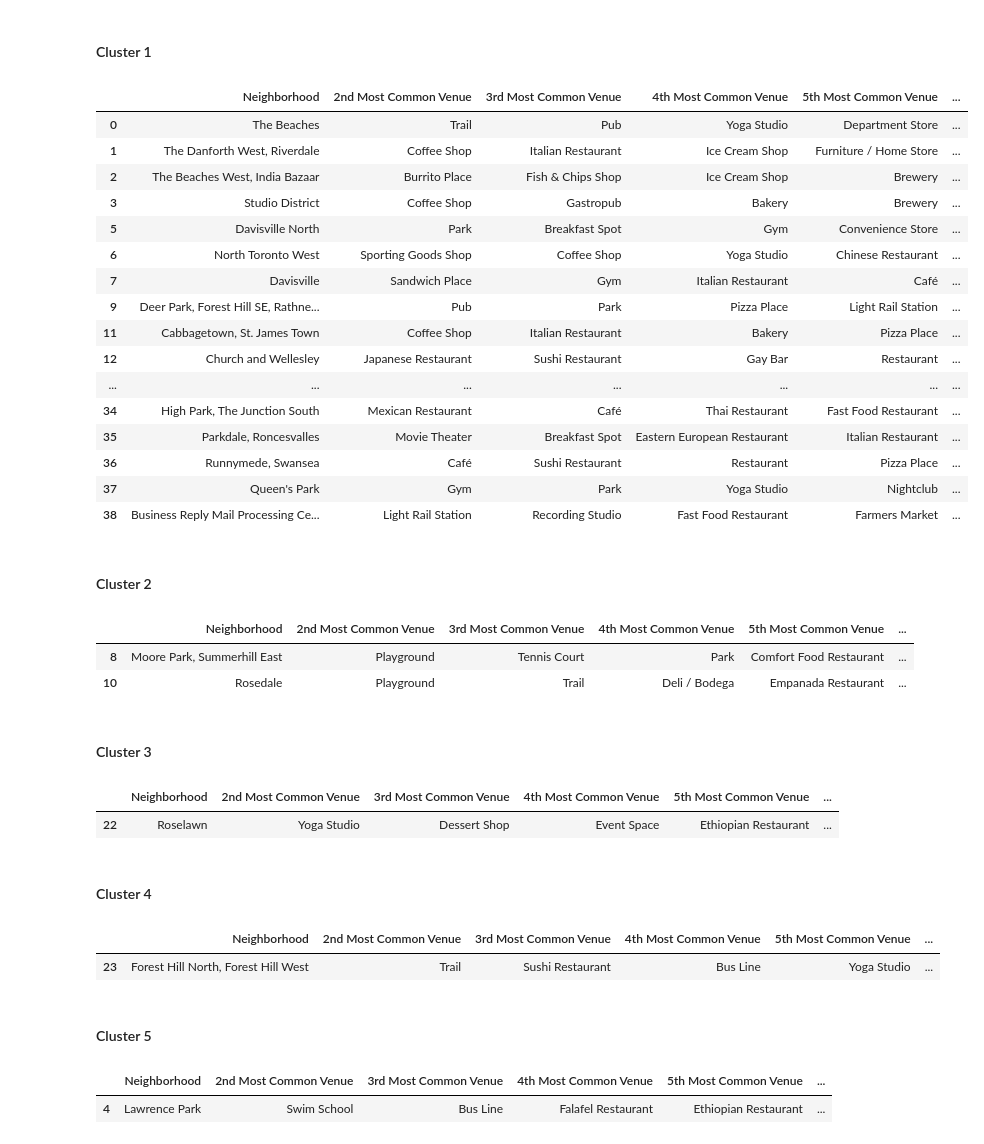
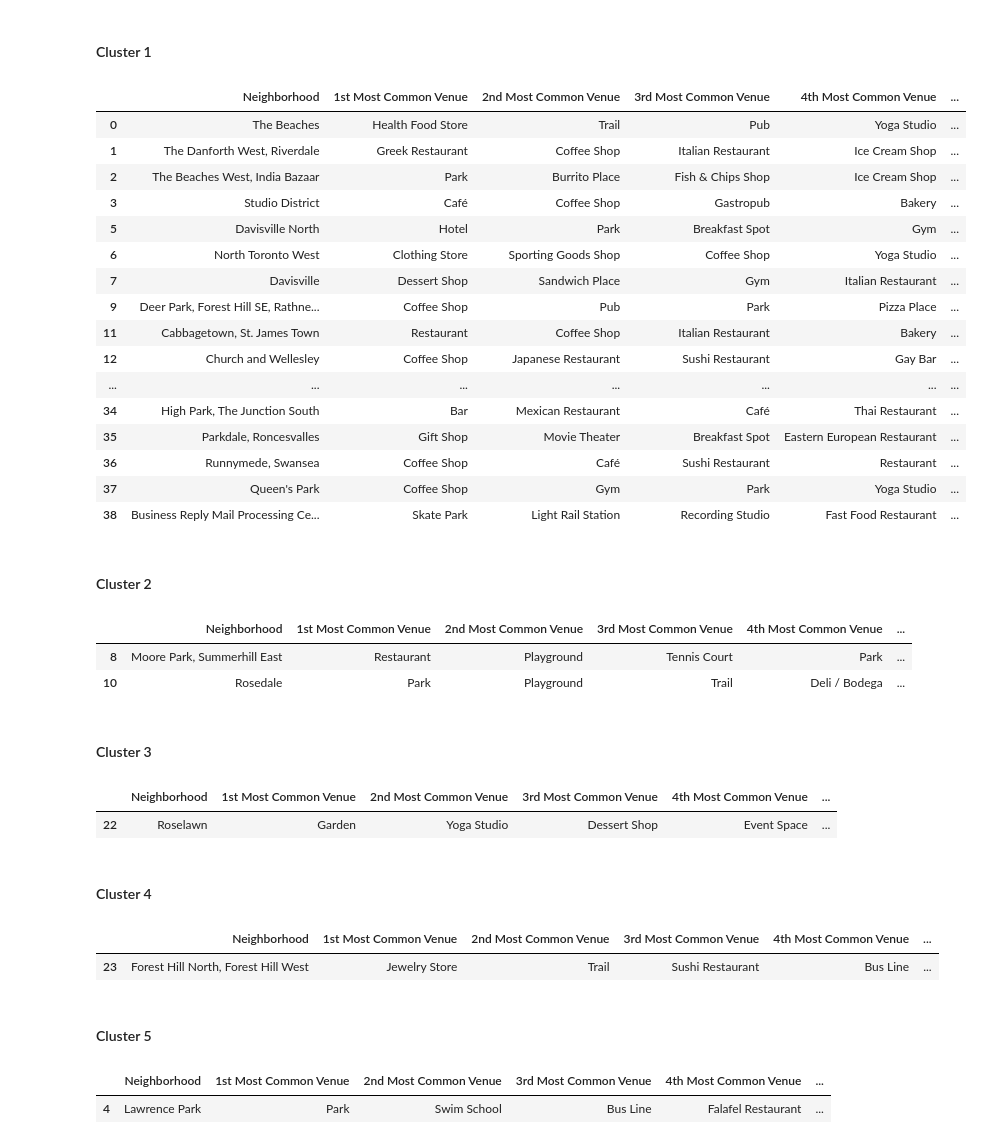
Before and after one commit to rasudhan/Coursera_Capstone, a Jupyter notebook: Applied Data Science Capstone.ipynb, the cells around one changed output. Cells and saved outputs as stored; diff of their text form; code cells hidden in the pictures.

Commit message:
Segmenting and Clustering Neighborhoods in Toronto

```diff
--- a/Applied Data Science Capstone.ipynb
+++ b/Applied Data Science Capstone.ipynb
@@ -132,6 +150,7 @@ from geopy.geocoders import Nominatim
 # %%
 # initialize your variable to None
 location = None
+geolocator = Nominatim(user_agent="explorer")
 
 for postal_code in postalcodes:
     print("Postal Code: ",postal_code)
@@ -696,51 +733,51 @@ map_clusters
 # %% [markdown]
 #### Cluster 1
 # %%
-toronto_merged.loc[toronto_merged['Cluster Labels'] == 0, toronto_merged.columns[[2] + list(range(7, toronto_merged.shape[1]))]]
+toronto_merged.loc[toronto_merged['Cluster Labels'] == 0, toronto_merged.columns[[2] + list(range(6, toronto_merged.shape[1]))]]
 # %% [output]
-|  | Neighborhood | 2nd Most Common Venue | 3rd Most Common Venue | 4th Most Common Venue | 5th Most Common Venue | ... |
-| 0 | The Beaches | Trail | Pub | Yoga Studio | Department Store | ... |
-| 1 | The Danforth West, Riverdale | Coffee Shop | Italian Restaurant | Ice Cream Shop | Furniture / Home Store | ... |
-| 2 | The Beaches West, India Bazaar | Burrito Place | Fish & Chips Shop | Ice Cream Shop | Brewery | ... |
-| 3 | Studio District | Coffee Shop | Gastropub | Bakery | Brewery | ... |
-| 5 | Davisville North | Park | Breakfast Spot | Gym | Convenience Store | ... |
-| 6 | North Toronto West | Sporting Goods Shop | Coffee Shop | Yoga Studio | Chinese Restaurant | ... |
-| 7 | Davisville | Sandwich Place | Gym | Italian Restaurant | Café | ... |
-| 9 | Deer Park, Forest Hill SE, Rathne... | Pub | Park | Pizza Place | Light Rail Station | ... |
-| 11 | Cabbagetown, St. James Town | Coffee Shop | Italian Restaurant | Bakery | Pizza Place | ... |
-| 12 | Church and Wellesley | Japanese Restaurant | Sushi Restaurant | Gay Bar | Restaurant | ... |
+|  | Neighborhood | 1st Most Common Venue | 2nd Most Common Venue | 3rd Most Common Venue | 4th Most Common Venue | ... |
+| 0 | The Beaches | Health Food Store | Trail | Pub | Yoga Studio | ... |
+| 1 | The Danforth West, Riverdale | Greek Restaurant | Coffee Shop | Italian Restaurant | Ice Cream Shop | ... |
+| 2 | The Beaches West, India Bazaar | Park | Burrito Place | Fish & Chips Shop | Ice Cream Shop | ... |
+| 3 | Studio District | Café | Coffee Shop | Gastropub | Bakery | ... |
+| 5 | Davisville North | Hotel | Park | Breakfast Spot | Gym | ... |
+| 6 | North Toronto West | Clothing Store | Sporting Goods Shop | Coffee Shop | Yoga Studio | ... |
+| 7 | Davisville | Dessert Shop | Sandwich Place | Gym | Italian Restaurant | ... |
+| 9 | Deer Park, Forest Hill SE, Rathne... | Coffee Shop | Pub | Park | Pizza Place | ... |
+| 11 | Cabbagetown, St. James Town | Restaurant | Coffee Shop | Italian Restaurant | Bakery | ... |
+| 12 | Church and Wellesley | Coffee Shop | Japanese Restaurant | Sushi Restaurant | Gay Bar | ... |
 | ... | ... | ... | ... | ... | ... | ... |
-| 34 | High Park, The Junction South | Mexican Restaurant | Café | Thai Restaurant | Fast Food Restaurant | ... |
-| 35 | Parkdale, Roncesvalles | Movie Theater | Breakfast Spot | Eastern European Restaurant | Italian Restaurant | ... |
-| 36 | Runnymede, Swansea | Café | Sushi Restaurant | Restaurant | Pizza Place | ... |
-| 37 | Queen's Park | Gym | Park | Yoga Studio | Nightclub | ... |
-| 38 | Business Reply Mail Processing Ce... | Light Rail Station | Recording Studio | Fast Food Restaurant | Farmers Market | ... |
+| 34 | High Park, The Junction South | Bar | Mexican Restaurant | Café | Thai Restaurant | ... |
+| 35 | Parkdale, Roncesvalles | Gift Shop | Movie Theater | Breakfast Spot | Eastern European Restaurant | ... |
+| 36 | Runnymede, Swansea | Coffee Shop | Café | Sushi Restaurant | Restaurant | ... |
+| 37 | Queen's Park | Coffee Shop | Gym | Park | Yoga Studio | ... |
+| 38 | Business Reply Mail Processing Ce... | Skate Park | Light Rail Station | Recording Studio | Fast Food Restaurant | ... |
 # %% [markdown]
 #### Cluster 2
 # %%
-toronto_merged.loc[toronto_merged['Cluster Labels'] == 1, toronto_merged.columns[[2] + list(range(7, toronto_merged.shape[1]))]]
+toronto_merged.loc[toronto_merged['Cluster Labels'] == 1, toronto_merged.columns[[2] + list(range(6, toronto_merged.shape[1]))]]
 # %% [output]
-|  | Neighborhood | 2nd Most Common Venue | 3rd Most Common Venue | 4th Most Common Venue | 5th Most Common Venue | ... |
-| 8 | Moore Park, Summerhill East | Playground | Tennis Court | Park | Comfort Food Restaurant | ... |
-| 10 | Rosedale | Playground | Trail | Deli / Bodega | Empanada Restaurant | ... |
+|  | Neighborhood | 1st Most Common Venue | 2nd Most Common Venue | 3rd Most Common Venue | 4th Most Common Venue | ... |
+| 8 | Moore Park, Summerhill East | Restaurant | Playground | Tennis Court | Park | ... |
+| 10 | Rosedale | Park | Playground | Trail | Deli / Bodega | ... |
 # %% [markdown]
 #### Cluster 3
 # %%
-toronto_merged.loc[toronto_merged['Cluster Labels'] == 2, toronto_merged.columns[[2] + list(range(7, toronto_merged.shape[1]))]]
+toronto_merged.loc[toronto_merged['Cluster Labels'] == 2, toronto_merged.columns[[2] + list(range(6, toronto_merged.shape[1]))]]
 # %% [output]
-|  | Neighborhood | 2nd Most Common Venue | 3rd Most Common Venue | 4th Most Common Venue | 5th Most Common Venue | ... |
-| 22 | Roselawn | Yoga Studio | Dessert Shop | Event Space | Ethiopian Restaurant | ... |
+|  | Neighborhood | 1st Most Common Venue | 2nd Most Common Venue | 3rd Most Common Venue | 4th Most Common Venue | ... |
+| 22 | Roselawn | Garden | Yoga Studio | Dessert Shop | Event Space | ... |
 # %% [markdown]
 #### Cluster 4
 # %%
-toronto_merged.loc[toronto_merged['Cluster Labels'] == 3, toronto_merged.columns[[2] + list(range(7, toronto_merged.shape[1]))]]
+toronto_merged.loc[toronto_merged['Cluster Labels'] == 3, toronto_merged.columns[[2] + list(range(6, toronto_merged.shape[1]))]]
 # %% [output]
-|  | Neighborhood | 2nd Most Common Venue | 3rd Most Common Venue | 4th Most Common Venue | 5th Most Common Venue | ... |
-| 23 | Forest Hill North, Forest Hill West | Trail | Sushi Restaurant | Bus Line | Yoga Studio | ... |
+|  | Neighborhood | 1st Most Common Venue | 2nd Most Common Venue | 3rd Most Common Venue | 4th Most Common Venue | ... |
+| 23 | Forest Hill North, Forest Hill West | Jewelry Store | Trail | Sushi Restaurant | Bus Line | ... |
 # %% [markdown]
 #### Cluster 5
 # %%
-toronto_merged.loc[toronto_merged['Cluster Labels'] == 4, toronto_merged.columns[[2] + list(range(7, toronto_merged.shape[1]))]]
+toronto_merged.loc[toronto_merged['Cluster Labels'] == 4, toronto_merged.columns[[2] + list(range(6, toronto_merged.shape[1]))]]
 # %% [output]
-|  | Neighborhood | 2nd Most Common Venue | 3rd Most Common Venue | 4th Most Common Venue | 5th Most Common Venue | ... |
-| 4 | Lawrence Park | Swim School | Bus Line | Falafel Restaurant | Ethiopian Restaurant | ... |
+|  | Neighborhood | 1st Most Common Venue | 2nd Most Common Venue | 3rd Most Common Venue | 4th Most Common Venue | ... |
+| 4 | Lawrence Park | Park | Swim School | Bus Line | Falafel Restaurant | ... |
```
Also changed, not shown: parts of 4 cells of this notebook.
